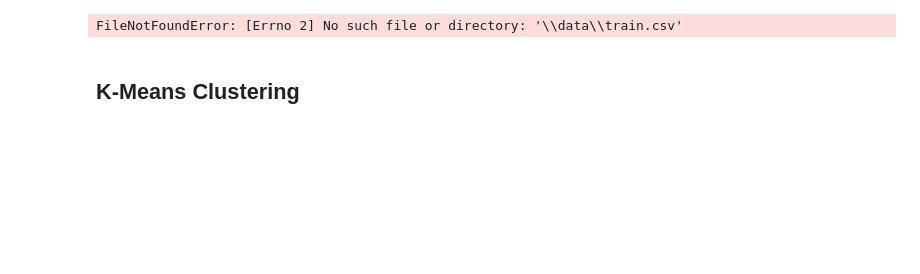
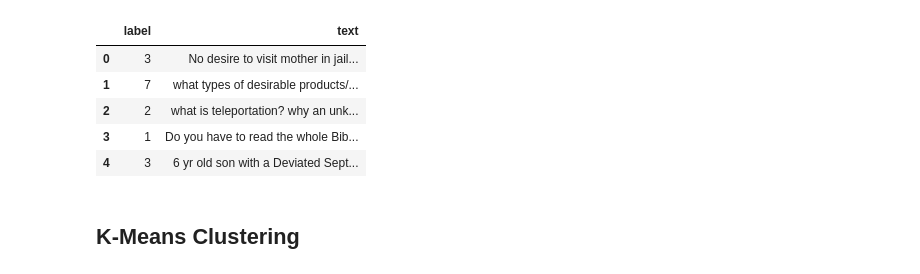
Before and after one commit to cmcalder55/pattern-recognition, a Jupyter notebook: text_clustering.ipynb, the cells around one changed output. Cells and saved outputs as stored; diff of their text form; code cells hidden in the pictures; blank space fills up the shorter version.

```diff
--- a/text_clustering.ipynb
+++ b/text_clustering.ipynb
@@ -27,12 +30,18 @@ ModuleNotFoundError: No module named 'seaborn'
 # %%
 
-train = pd.read_csv(os.path("\\data\\train.csv"))
+filepath = "/content/drive/MyDrive/Notebooks/nlp-data-mining/text_clustering_methods"
+
+train = pd.read_csv(f"{filepath}/hw6_train.csv")
 train_text = train["text"]
 
-test = pd.read_csv("\\data\\test.csv")
-test_label = test["label"]
-test_text = test["text"]
+test = pd.read_csv(f"{filepath}/hw6_test.csv")
+test_text, test_label = test["text"], test["label"].values
 test.head()
 # %% [output]
-FileNotFoundError: [Errno 2] No such file or directory: '\\data\\train.csv'
+|  | label | text |
+| 0 | 3 | No desire to visit mother in jail... |
+| 1 | 7 | what types of desirable products/... |
+| 2 | 2 | what is teleportation? why an unk... |
+| 3 | 1 | Do you have to read the whole Bib... |
+| 4 | 3 | 6 yr old son with a Deviated Sept... |
 # %%
```
Also changed, not shown: parts of 8 cells of this notebook.
